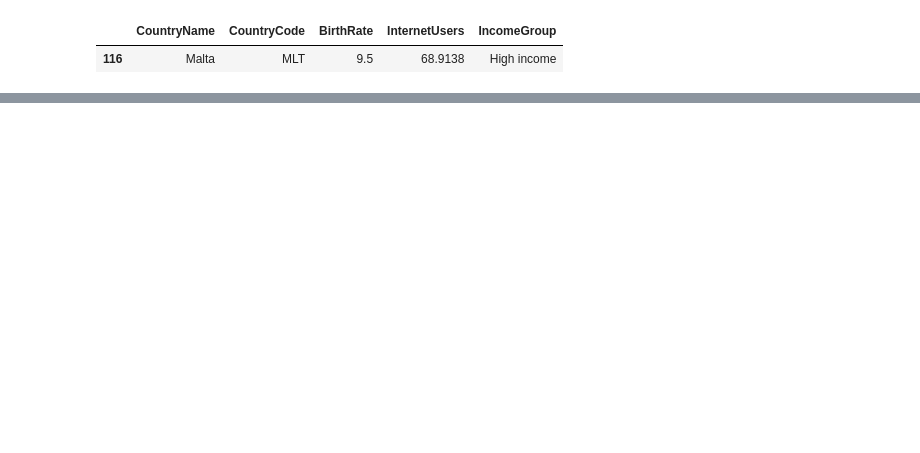
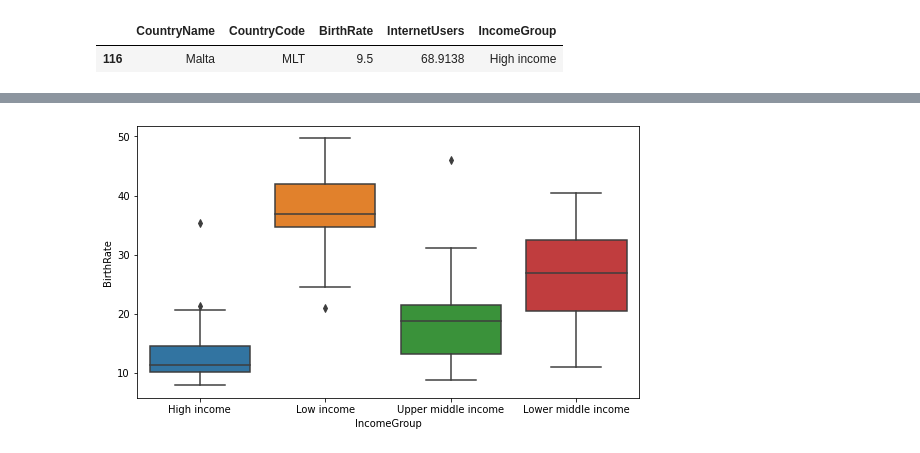
Before and after one commit to victorshimizu/Udemy_Python-For-Data-Science, a Jupyter notebook: Python A-Z™ - Python For Data Science With Real Exercises!/05 - Data Frames/Data Frames Review.ipynb, the cells around one changed output, grey strips where cells are left out. Drawn from its saved outputs; the diff is of its cells as text; code cells hidden in the pictures; blank space fills up the shorter version.

```diff
--- a/Python A-Z™ - Python For Data Science With Real Exercises!/05 - Data Frames/Data Frames Review.ipynb
+++ b/Python A-Z™ - Python For Data Science With Real Exercises!/05 - Data Frames/Data Frames Review.ipynb
@@ -261,0 +276,5 @@ stats[stats.CountryName == "Malta"]
+# %%
+#Boxplots:
+vis2 = sns.boxplot(data=stats, x="IncomeGroup", y="BirthRate")
+# %% [output]
+[figure, added]
```
Also changed, not shown: parts of 31 cells of this notebook.
